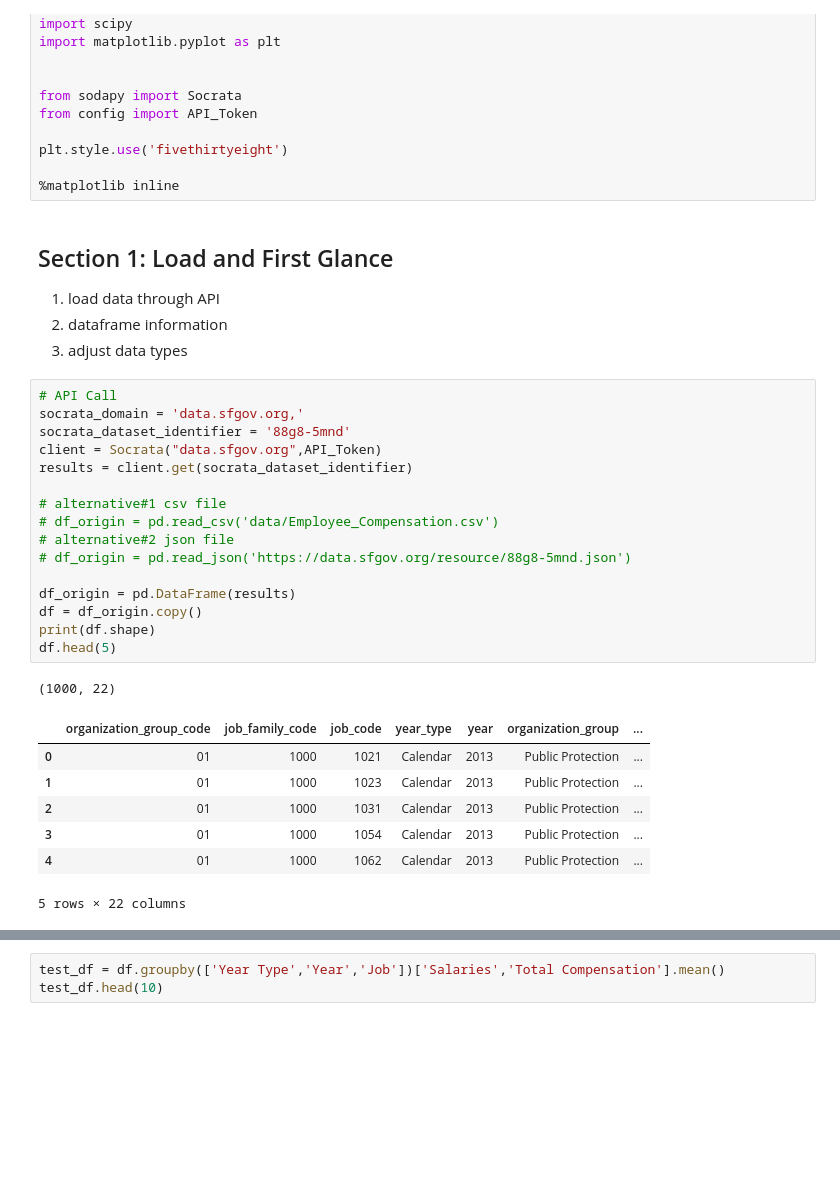
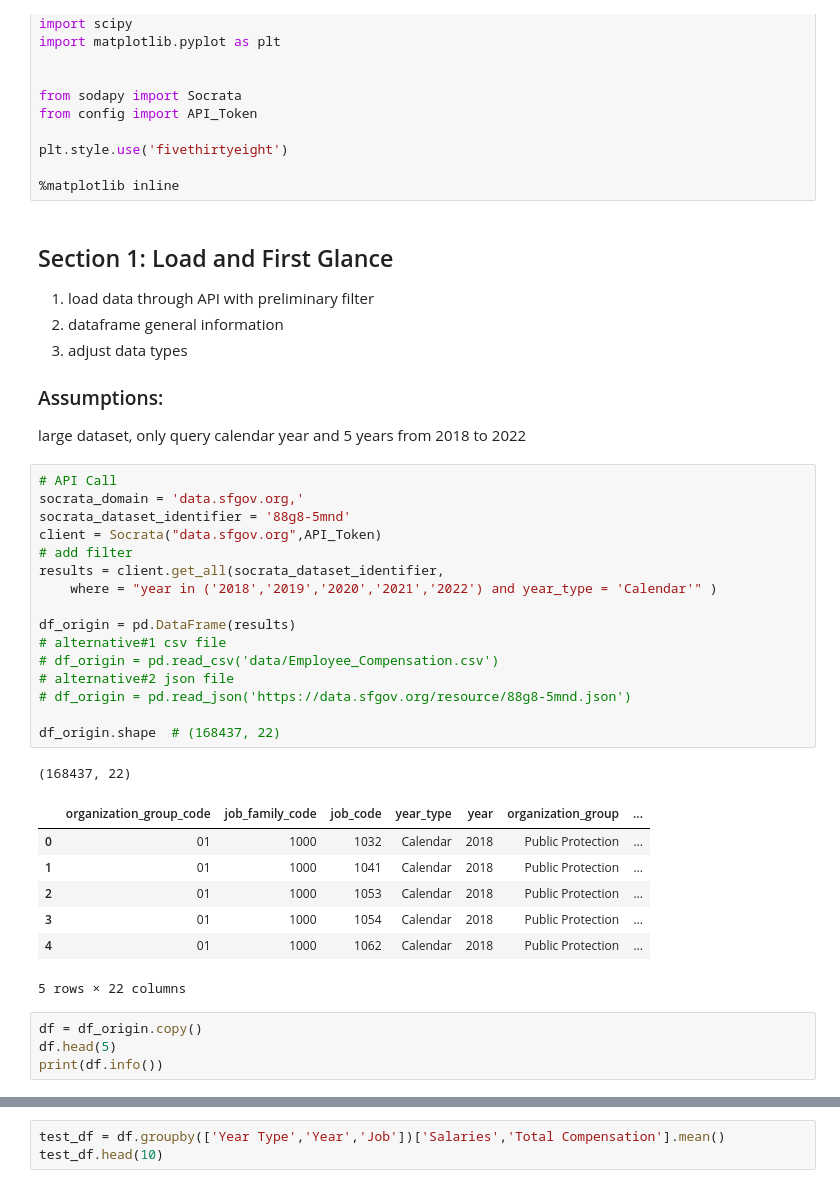
Before and after one commit to susiexia/SF_Employee_Comp_Dash, a Jupyter notebook: sf_comp_jupyter_analytics.ipynb, the cells around one changed output, grey strips where cells are left out. Saved outputs shown, nothing was run; the diff lists cells and outputs as text; blank space fills up the shorter version.

```diff
--- a/sf_comp_jupyter_analytics.ipynb
+++ b/sf_comp_jupyter_analytics.ipynb
@@ -14,31 +14,38 @@ plt.style.use('fivethirtyeight')
 %matplotlib inline
 # %% [markdown]
 ## Section 1: Load and First Glance
-1. load data through API
-2. dataframe information
+1. load data through API with preliminary filter
+2. dataframe general information
 3. adjust data types
+
+### Assumptions:
+large dataset, only query calendar year and 5 years from 2018 to 2022
 # %%
 # API Call
 socrata_domain = 'data.sfgov.org,'
 socrata_dataset_identifier = '88g8-5mnd'
 client = Socrata("data.sfgov.org",API_Token)
-results = client.get(socrata_dataset_identifier)
+# add filter
+results = client.get_all(socrata_dataset_identifier,
+    where = "year in ('2018','2019','2020','2021','2022') and year_type = 'Calendar'" )
 
+df_origin = pd.DataFrame(results)
 # alternative#1 csv file
 # df_origin = pd.read_csv('data/Employee_Compensation.csv')
 # alternative#2 json file
 # df_origin = pd.read_json('https://data.sfgov.org/resource/88g8-5mnd.json')
 
-df_origin = pd.DataFrame(results)
-df = df_origin.copy()
-print(df.shape)
-df.head(5)
+df_origin.shape  # (168437, 22)
 # %% [output]
-(1000, 22)
+(168437, 22)
 |  | organization_group_code | job_family_code | job_code | year_type | year | organization_group | ... |
-| 0 | 01 | 1000 | 1021 | Calendar | 2013 | Public Protection | ... |
-| 1 | 01 | 1000 | 1023 | Calendar | 2013 | Public Protection | ... |
-| 2 | 01 | 1000 | 1031 | Calendar | 2013 | Public Protection | ... |
-| 3 | 01 | 1000 | 1054 | Calendar | 2013 | Public Protection | ... |
-| 4 | 01 | 1000 | 1062 | Calendar | 2013 | Public Protection | ... |
+| 0 | 01 | 1000 | 1032 | Calendar | 2018 | Public Protection | ... |
+| 1 | 01 | 1000 | 1041 | Calendar | 2018 | Public Protection | ... |
+| 2 | 01 | 1000 | 1053 | Calendar | 2018 | Public Protection | ... |
+| 3 | 01 | 1000 | 1054 | Calendar | 2018 | Public Protection | ... |
+| 4 | 01 | 1000 | 1062 | Calendar | 2018 | Public Protection | ... |
 5 rows × 22 columns
+# %%
+df = df_origin.copy()
+df.head(5)
+print(df.info())
```
Also changed, not shown: parts of 15 cells of this notebook, 2 other files.
